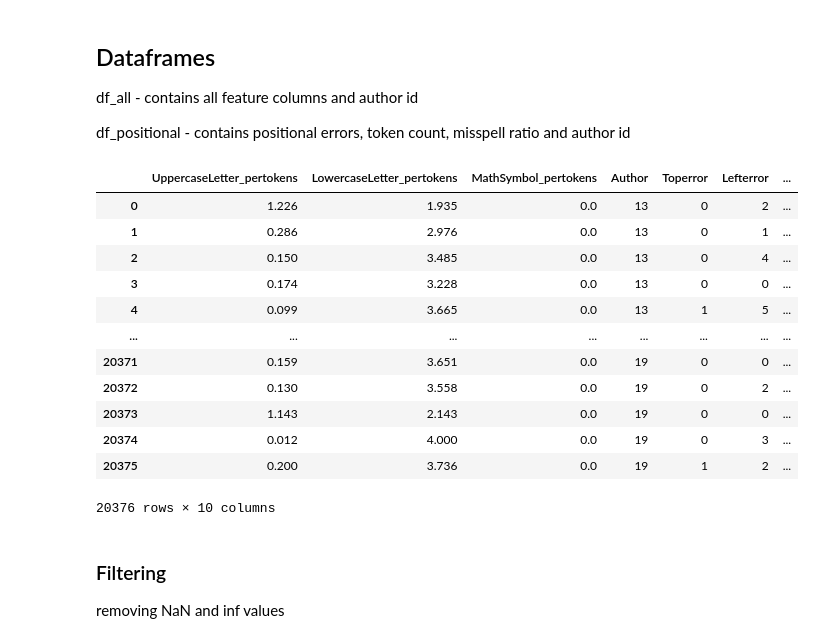
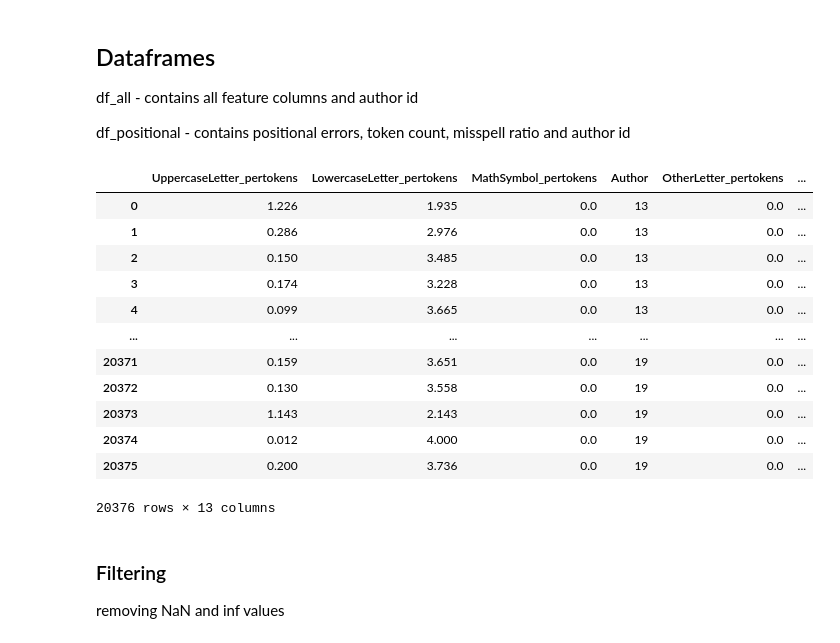
Before and after one commit to Andser99/Stylometry, a Jupyter notebook: Python/Models.ipynb, the cells around one changed output. Cells and saved outputs as stored; diff of their text form; code cells hidden in the pictures.

```diff
--- a/Python/Untitled.ipynb
+++ b/Python/Models.ipynb
@@ -82,0 +63,8 @@ memory usage: 10.4+ MB
+# %%
+
+df_all = pd.read_csv('dataParsedDirectionsFromAll.csv', sep=',')
+df_all['Toperror_pertokens'] = df_all['Toperror'] / df_all['Tokens']
+df_all['Lefterror_pertokens'] = df_all['Lefterror'] / df_all['Tokens']
+df_all['Righterror_pertokens'] = df_all['Righterror'] / df_all['Tokens']
+df_all['Downerror_pertokens'] = df_all['Downerror'] / df_all['Tokens']
+df_all.info()
@@ -99,20 +94,34 @@ selected_cols = ['UppercaseLetter_pertokens',
-# %%
-df_positional = df_all[selected_cols]
-df_positional
-# %% [output]
-|  | UppercaseLetter_pertokens | LowercaseLetter_pertokens | MathSymbol_pertokens | Author | Toperror | Lefterror | ... |
-| 0 | 1.226 | 1.935 | 0.0 | 13 | 0 | 2 | ... |
-| 1 | 0.286 | 2.976 | 0.0 | 13 | 0 | 1 | ... |
-| 2 | 0.150 | 3.485 | 0.0 | 13 | 0 | 4 | ... |
-| 3 | 0.174 | 3.228 | 0.0 | 13 | 0 | 0 | ... |
-| 4 | 0.099 | 3.665 | 0.0 | 13 | 1 | 5 | ... |
-| ... | ... | ... | ... | ... | ... | ... | ... |
-| 20371 | 0.159 | 3.651 | 0.0 | 19 | 0 | 0 | ... |
-| 20372 | 0.130 | 3.558 | 0.0 | 19 | 0 | 2 | ... |
-| 20373 | 1.143 | 2.143 | 0.0 | 19 | 0 | 0 | ... |
-| 20374 | 0.012 | 4.000 | 0.0 | 19 | 0 | 3 | ... |
-| 20375 | 0.200 | 3.736 | 0.0 | 19 | 1 | 2 | ... |
-20376 rows × 10 columns
+# %%
+selected_cols = ['UppercaseLetter_pertokens',
+                 'LowercaseLetter_pertokens',
+                 'MathSymbol_pertokens',
+                 'Author',
+                 'OtherLetter_pertokens',
+                 'Toperror_pertokens',
+                 'Lefterror_pertokens',
+                 'Righterror_pertokens',
+                 'CurrencySymbol_pertokens',
+                 'OtherNotAssigned_pertokens',
+                 'Downerror_pertokens',
+                 'Misspellratio',
+                 'ConnectorPunctuation_pertokens']
+
+df_positional = df_all[selected_cols]
+df_positional
+# %% [output]
+|  | UppercaseLetter_pertokens | LowercaseLetter_pertokens | MathSymbol_pertokens | Author | OtherLetter_pertokens | ... |
+| 0 | 1.226 | 1.935 | 0.0 | 13 | 0.0 | ... |
+| 1 | 0.286 | 2.976 | 0.0 | 13 | 0.0 | ... |
+| 2 | 0.150 | 3.485 | 0.0 | 13 | 0.0 | ... |
+| 3 | 0.174 | 3.228 | 0.0 | 13 | 0.0 | ... |
+| 4 | 0.099 | 3.665 | 0.0 | 13 | 0.0 | ... |
+| ... | ... | ... | ... | ... | ... | ... |
+| 20371 | 0.159 | 3.651 | 0.0 | 19 | 0.0 | ... |
+| 20372 | 0.130 | 3.558 | 0.0 | 19 | 0.0 | ... |
+| 20373 | 1.143 | 2.143 | 0.0 | 19 | 0.0 | ... |
+| 20374 | 0.012 | 4.000 | 0.0 | 19 | 0.0 | ... |
+| 20375 | 0.200 | 3.736 | 0.0 | 19 | 0.0 | ... |
+20376 rows × 13 columns
 # %% [markdown]
 ### Filtering
 removing NaN and inf values
```
Also changed, not shown: parts of 22 cells of this notebook.
